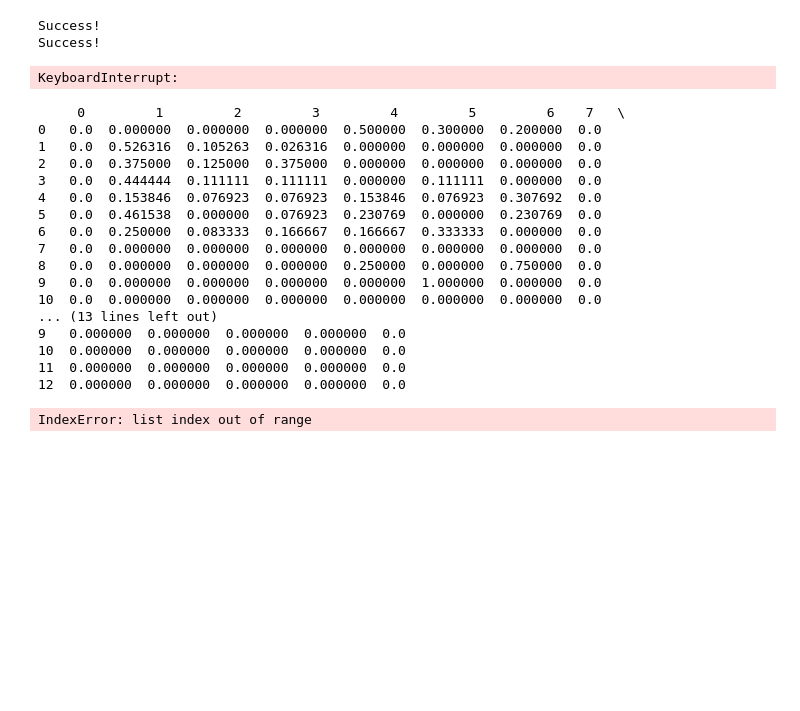
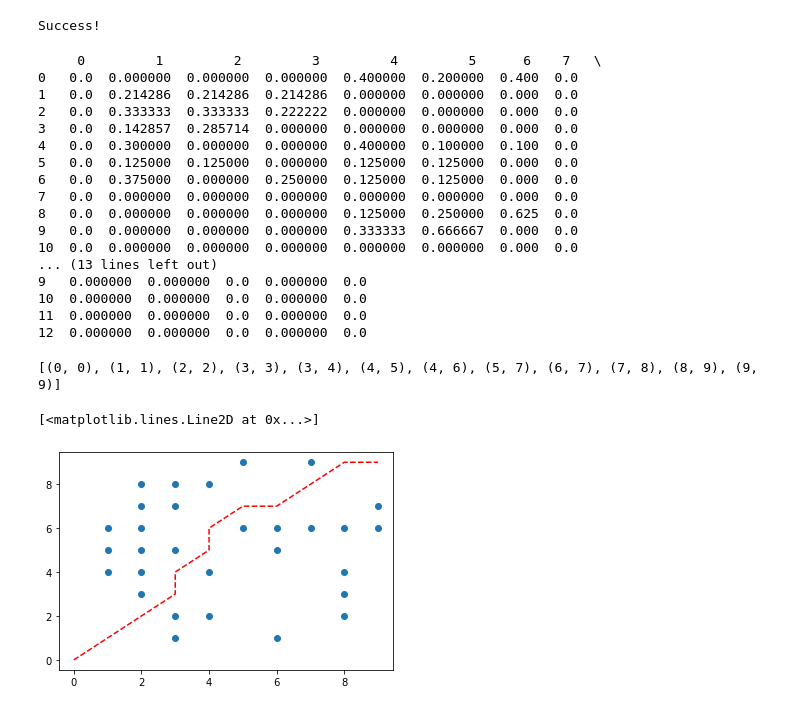
Before and after one commit to Kalpit-Vadnerkar/Risk-Assessment, a Jupyter notebook: astarFSM.ipynb, the cells around one changed output. Drawn from its saved outputs; the diff is of its cells as text; code cells hidden in the pictures; blank space fills up the shorter version.

Commit message:
changing stop to slow->slow->slow

```diff
--- a/astarFSM.ipynb
+++ b/astarFSM.ipynb
@@ -147,7 +147,7 @@ class Vehicle:
         self.width = world.width
         self.map = np.zeros((self.height, self.width)) # This represents the vehicle's map
         self.real_map = world.map # used for perception
-        self.vision = 5 # camera strength
+        self.vision = 3 # camera strength
         self.speed = 0 # 0 = stop, 1, 2, 3 = high speed
         self.path = [] # list of cells vehicle has already visited
         self.next_steps = [] # list of actions the vehicle should take next
@@ -386,8 +386,18 @@ class Automata():
             if self.vehicle.next_steps[0] == 9:
                 self.matrix[self.states.index(self.state)][10] += 1
                 self.state = self.states[10]
-                print("Stop!")
-                break
+                print("Trying to Stop!")
+                if self.vehicle.speed:
+                    self.vehicle.slow()
+                    if self.world.map[self.vehicle.position[0]][self.vehicle.position[1]]: # Collision check
+                        # collision has happened!
+                        self.matrix[self.states.index(self.state)][12] += 1
+                        self.state = self.states[12]
+                        print("Collision!")
+                        break
+                    continue
+                else:
+                    break
             getattr(self.vehicle, new_state)() # + 1 is to adjust for the "Enter" state
             self.matrix[self.states.index(self.state)][self.states.index(new_state)] += 1 # Update TM
             self.state = new_state
@@ -415,17 +425,15 @@ start = (0,0)
 goal = (9,9)
 matrix = np.zeros((13, 13))
 machines = []
-for i in range(10):
+for i in range(5):
     machine = Automata(matrix)
     matrix = machine.start()
     machines.append(machine)
     del machine
 # %% [output]
 Success!
-Success!
-KeyboardInterrupt:
 # %%
-print(pd.DataFrame(machines[9].tpm()))
+print(pd.DataFrame(machines[0].tpm()))
 # States = { 0 = Enter,
         #            1 = Cruise,
         #            2 = Cruise Left,
@@ -440,29 +448,31 @@ print(pd.DataFrame(machines[9].tpm()))
         #            11 = Exit,
         #            12 = Fail State }
 # %% [output]
-     0         1         2         3         4         5         6    7   \
-0   0.0  0.000000  0.000000  0.000000  0.500000  0.300000  0.200000  0.0
-1   0.0  0.526316  0.105263  0.026316  0.000000  0.000000  0.000000  0.0
-2   0.0  0.375000  0.125000  0.375000  0.000000  0.000000  0.000000  0.0
-3   0.0  0.444444  0.111111  0.111111  0.000000  0.111111  0.000000  0.0
-4   0.0  0.153846  0.076923  0.076923  0.153846  0.076923  0.307692  0.0
-5   0.0  0.461538  0.000000  0.076923  0.230769  0.000000  0.230769  0.0
-6   0.0  0.250000  0.083333  0.166667  0.166667  0.333333  0.000000  0.0
-7   0.0  0.000000  0.000000  0.000000  0.000000  0.000000  0.000000  0.0
-8   0.0  0.000000  0.000000  0.000000  0.250000  0.000000  0.750000  0.0
-9   0.0  0.000000  0.000000  0.000000  0.000000  1.000000  0.000000  0.0
-10  0.0  0.000000  0.000000  0.000000  0.000000  0.000000  0.000000  0.0
+     0         1         2         3         4         5      6    7   \
+0   0.0  0.000000  0.000000  0.000000  0.400000  0.200000  0.400  0.0
+1   0.0  0.214286  0.214286  0.214286  0.000000  0.000000  0.000  0.0
+2   0.0  0.333333  0.333333  0.222222  0.000000  0.000000  0.000  0.0
+3   0.0  0.142857  0.285714  0.000000  0.000000  0.000000  0.000  0.0
+4   0.0  0.300000  0.000000  0.000000  0.400000  0.100000  0.100  0.0
+5   0.0  0.125000  0.125000  0.000000  0.125000  0.125000  0.000  0.0
+6   0.0  0.375000  0.000000  0.250000  0.125000  0.125000  0.000  0.0
+7   0.0  0.000000  0.000000  0.000000  0.000000  0.000000  0.000  0.0
+8   0.0  0.000000  0.000000  0.000000  0.125000  0.250000  0.625  0.0
+9   0.0  0.000000  0.000000  0.000000  0.333333  0.666667  0.000  0.0
+10  0.0  0.000000  0.000000  0.000000  0.000000  0.000000  0.000  0.0
 ... (13 lines left out)
-9   0.000000  0.000000  0.000000  0.000000  0.0
-10  0.000000  0.000000  0.000000  0.000000  0.0
-11  0.000000  0.000000  0.000000  0.000000  0.0
-12  0.000000  0.000000  0.000000  0.000000  0.0
+9   0.000000  0.000000  0.0  0.000000  0.0
+10  0.000000  0.000000  0.0  0.000000  0.0
+11  0.000000  0.000000  0.0  0.000000  0.0
+12  0.000000  0.000000  0.0  0.000000  0.0
 # %%
-plt.scatter(*zip(*machines[2].world.obstacle_list))
-print(machines[1].vehicle.path)
-plt.plot(*zip(*machines[2].vehicle.path), linestyle = 'dashed', color = 'r')
+plt.scatter(*zip(*machines[0].world.obstacle_list))
+print(machines[0].vehicle.path)
+plt.plot(*zip(*machines[0].vehicle.path), linestyle = 'dashed', color = 'r')
 # %% [output]
-IndexError: list index out of range
+[(0, 0), (1, 1), (2, 2), (3, 3), (3, 4), (4, 5), (4, 6), (5, 7), (6, 7), (7, 8), (8, 9), (9, 9)]
+[<matplotlib.lines.Line2D at 0x...>]
+[figure, added]
 # %%
 fig, ax = plt.subplots()
 ax.bar(machine.states, machine.tpm()[1], width = 0.1)
```
